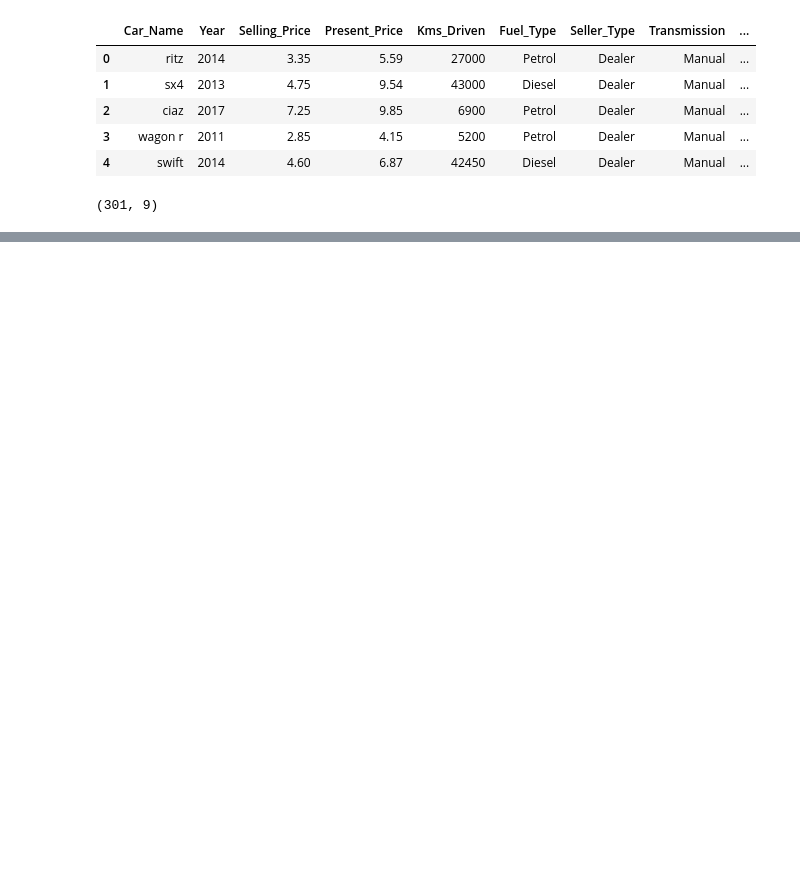
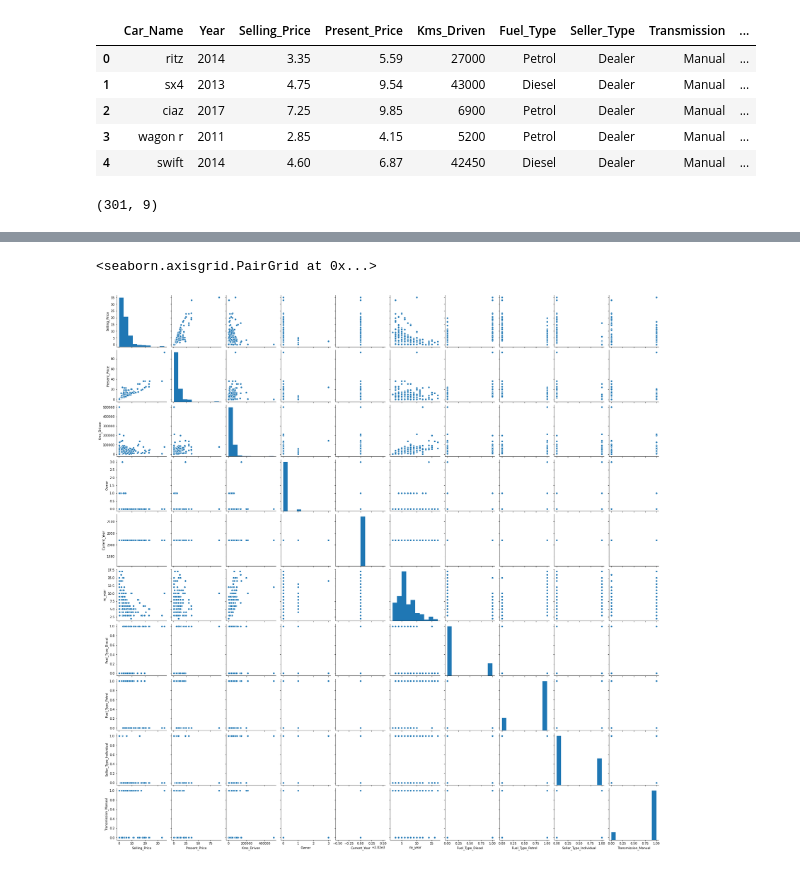
Before and after one commit to astha77-bot/Seat-Belt, a Jupyter notebook: Seat Belt.ipynb, the cells around one changed output, grey strips where cells are left out. Drawn from its saved outputs; the diff is of its cells as text; code cells hidden in the pictures; blank space fills up the shorter version.

```diff
--- a/Seat Belt.ipynb
+++ b/Seat Belt.ipynb
@@ -17,0 +71,3 @@ df.shape
+# %%
+#Use an empty string to create an empty column in a Pandas dataframe. Use the syntax DataFrame[new_column] = "" to create an empty column named new_column in the Dataframe .
+final_dataset['Current_Year']=2020
@@ -17,0 +84,2 @@ df.shape
+# %%
+final_dataset['no_year']=final_dataset['Current_Year']-final_dataset['Year']
@@ -17,0 +95,3 @@ df.shape
+# %%
+#inplace=True means the operation would work on the original object. axis=1 means we are dropping the column, not the row.
+final_dataset.drop(['Year'],axis=1,inplace=True)
@@ -17,0 +107,3 @@ df.shape
+# %%
+ #dropped for example Fuel_Type_CNG
+final_dataset=pd.get_dummies(final_dataset,drop_first=True)
@@ -17,0 +142,5 @@ df.shape
+# %%
+sns.pairplot(final_dataset)
+# %% [output]
+<seaborn.axisgrid.PairGrid at 0x...>
+[figure, added]
```
Also changed, not shown: parts of 37 cells of this notebook, 2 other files.
